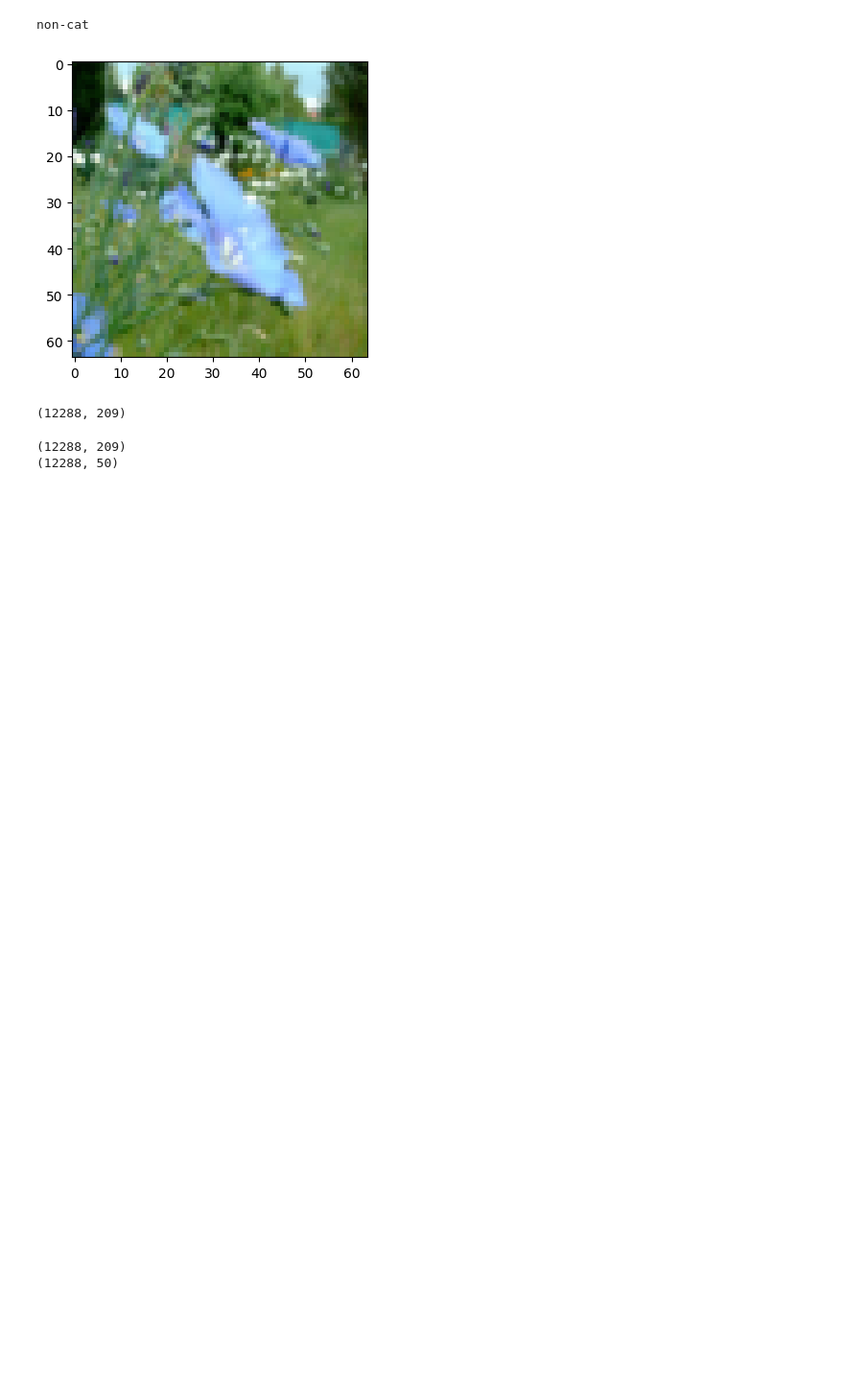
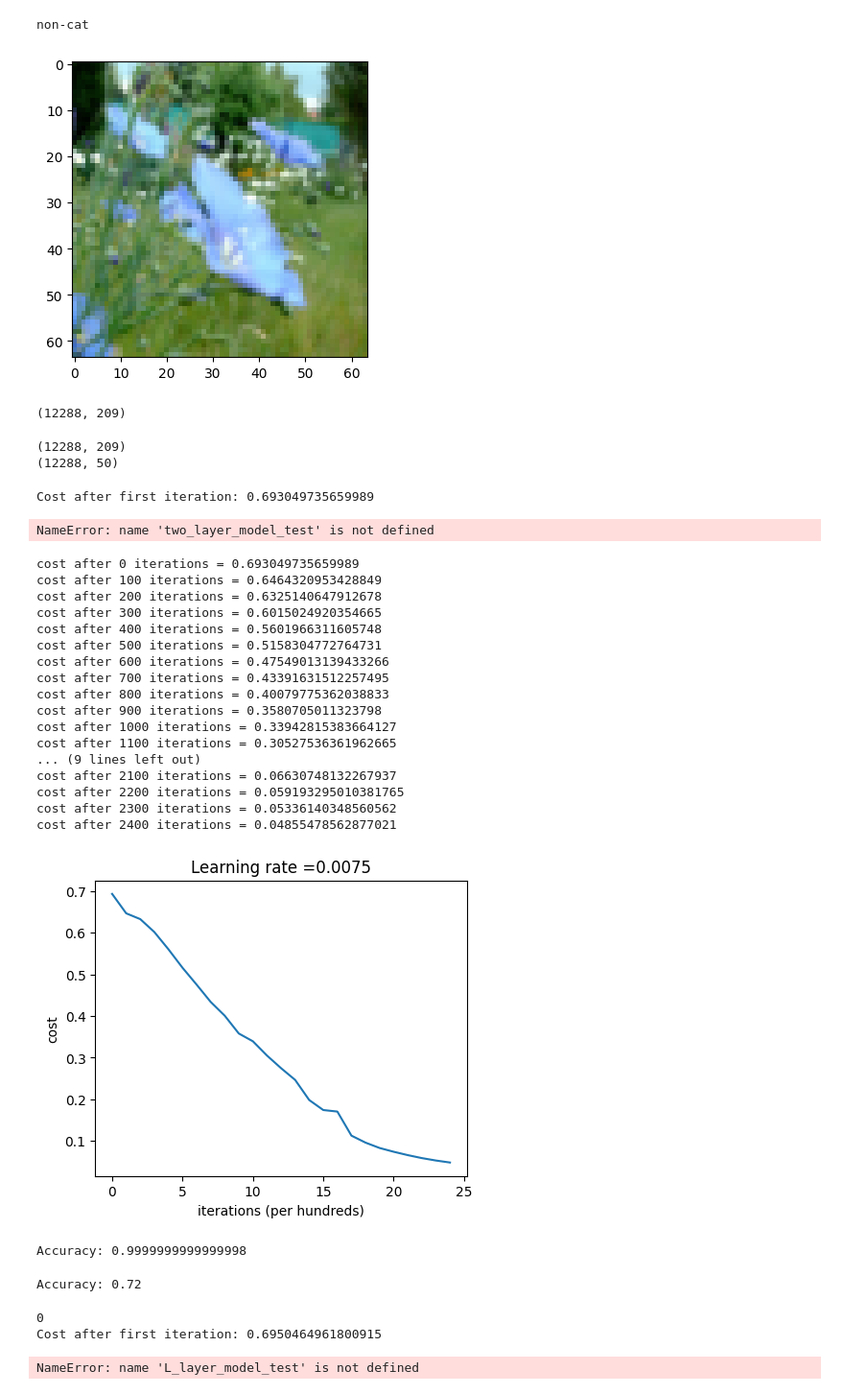
Before and after one commit to ChijiokeOrabueze/neural_networks, a Jupyter notebook: cousera_course/specialization1/week4/multi_layer_nn2.ipynb, the cells around one changed output. Shown at 96% size. Drawn from its saved outputs; the diff is of its cells as text; code cells hidden in the pictures; blank space fills up the shorter version.

Commit message:
feature: completed building multi layer neural network for cat classification with numpy

```diff
--- a/cousera_course/specialization1/week4/multi_layer_nn2.ipynb
+++ b/cousera_course/specialization1/week4/multi_layer_nn2.ipynb
@@ -63,0 +113,39 @@ def two_layer_model(X, Y, layer_dims, learning_rate = 0.0075, num_iterations = 3
+# %%
+parameters, costs = two_layer_model(train_x, train_y, layers_dims = (n_x, n_h, n_y), num_iterations = 2, print_cost=False)
+
+print("Cost after first iteration: " + str(costs[0]))
+
+two_layer_model_test(two_layer_model)
+# %% [output]
+Cost after first iteration: 0.693049735659989
+NameError: name 'two_layer_model_test' is not defined
+# %%
+parameters, costs = two_layer_model(train_x, train_y, layers_dims = (n_x, n_h, n_y), num_iterations = 2500, print_cost=True)
+plot_costs(costs, learning_rate)
+# %% [output]
+cost after 0 iterations = 0.693049735659989
+cost after 100 iterations = 0.6464320953428849
+cost after 200 iterations = 0.6325140647912678
+cost after 300 iterations = 0.6015024920354665
+cost after 400 iterations = 0.5601966311605748
+cost after 500 iterations = 0.5158304772764731
+cost after 600 iterations = 0.47549013139433266
+cost after 700 iterations = 0.43391631512257495
+cost after 800 iterations = 0.40079775362038833
+cost after 900 iterations = 0.3580705011323798
+cost after 1000 iterations = 0.33942815383664127
+cost after 1100 iterations = 0.30527536361962665
+... (9 lines left out)
+cost after 2100 iterations = 0.06630748132267937
+cost after 2200 iterations = 0.059193295010381765
+cost after 2300 iterations = 0.05336140348560562
+cost after 2400 iterations = 0.04855478562877021
+[figure, added]
+# %%
+predictions_train = predict(train_x, train_y, parameters)
+# %% [output]
+Accuracy: 0.9999999999999998
+# %%
+predictions_test = predict(test_x, test_y, parameters)
+# %% [output]
+Accuracy: 0.72
@@ -63,0 +179,10 @@ def two_layer_model(X, Y, layer_dims, learning_rate = 0.0075, num_iterations = 3
+# %%
+parameters, costs = L_layer_model(train_x, train_y, layers_dims, num_iterations = 1, print_cost = False)
+
+print("Cost after first iteration: " + str(costs[0]))
+
+L_layer_model_test(L_layer_model)
+# %% [output]
+0
+Cost after first iteration: 0.6950464961800915
+NameError: name 'L_layer_model_test' is not defined
```
Also changed, not shown: parts of 7 cells of this notebook, 1 other file.
